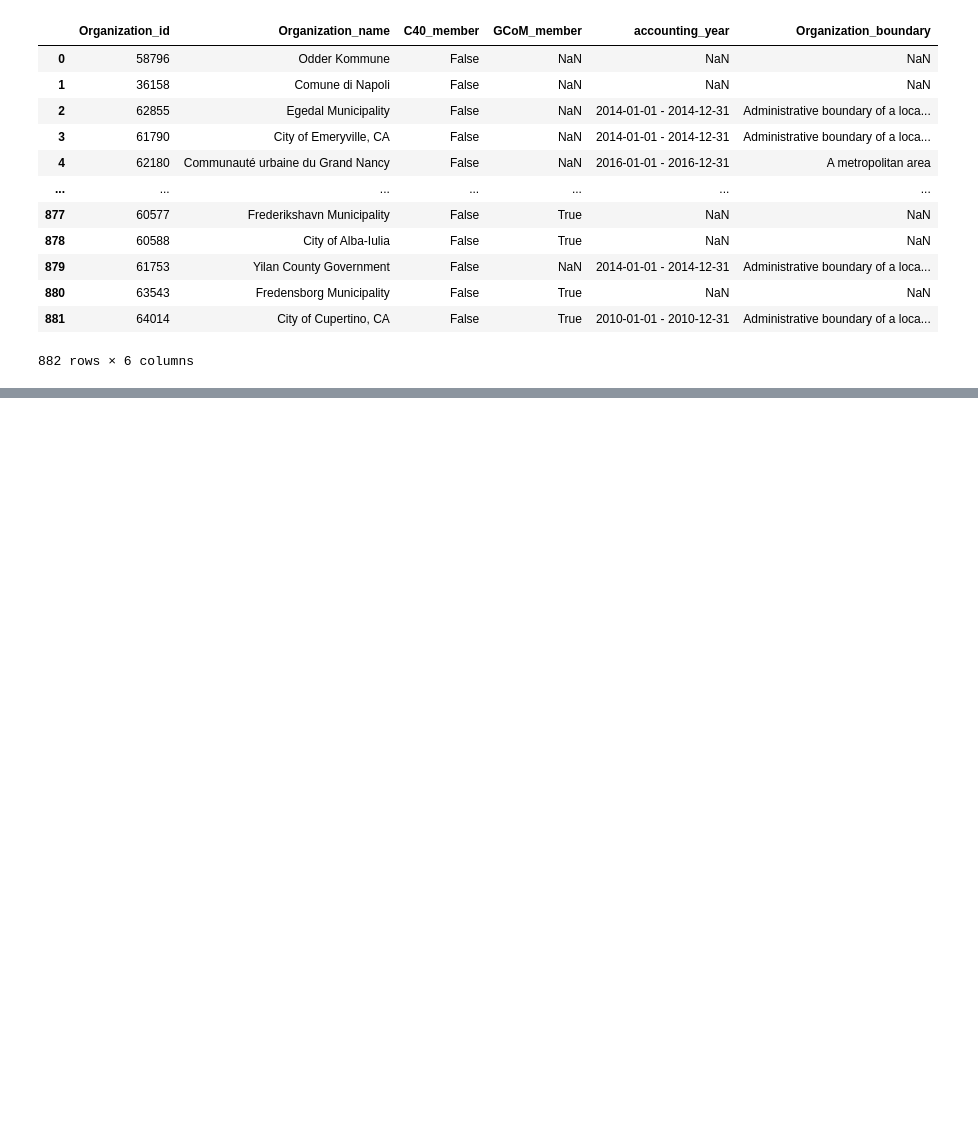
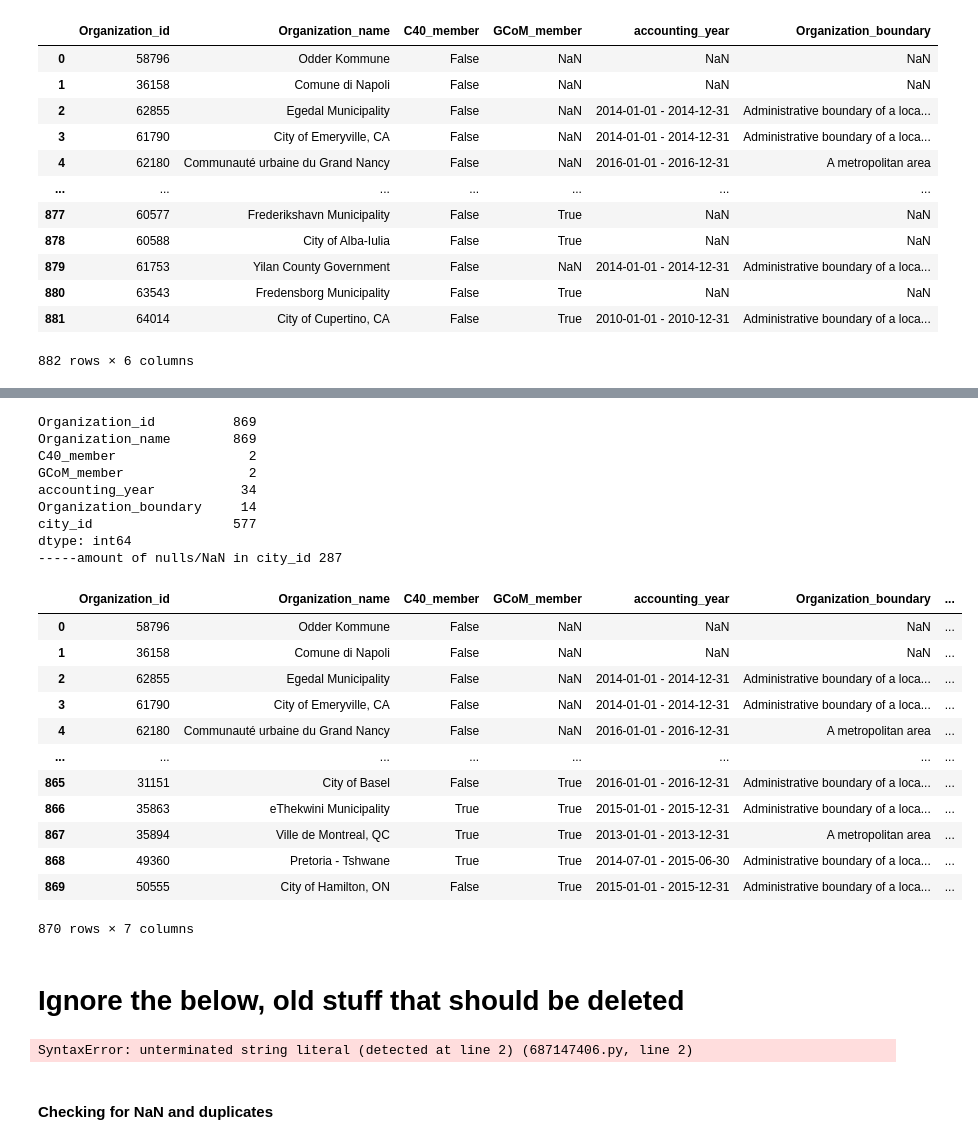
Before and after one commit to Gruppe-H/DB_assignment1, a Jupyter notebook: Dataset_Org_table.ipynb, the cells around one changed output, grey strips where cells are left out. Saved outputs shown, nothing was run; the diff lists cells and outputs as text; code cells hidden in the pictures; blank space fills up the shorter version.

```diff
--- a/Dataset_Org_table.ipynb
+++ b/Dataset_Org_table.ipynb
@@ -563,0 +836,14 @@ final_org_df
+# %%
+dupes_org_id_with_both = dupes_org_id_with_both.sort_values(by='Organization_id', ascending=True)
+
+# dupes_org_id_with_both.to_csv('DBassign1/city_id_dupes.csv', sep=';', index=False)
+# %%
+# now removing those from org_no_and_city_id_unique that appears in dupes_org_id_with_both
+
+# Get the Organization_id values to exclude
+org_ids_to_exclude = dupes_org_id_with_both['Organization_id'].unique()
+
+# Filter org_no_and_city_id_unique to exclude those Organization_id values
+filtered_org_no_and_city_id_df = org_no_and_city_id_unique[~org_no_and_city_id_unique['Organization_id'].isin(org_ids_to_exclude)]
+
+filtered_org_no_and_city_id_df
@@ -563,0 +866,8 @@ final_org_df
+# %%
+# DF for cities
+df_cities_no_dupes = pd.read_csv('DBassign1/cities_no_dupes.csv')
+
+print(df_cities_no_dupes.nunique())
+df_cities_no_dupes
+
+## 198 unique org id, which is also the case for dupes_org_id_with_both
@@ -563,0 +897,9 @@ final_org_df
+# %%
+# now, with df_cities_no_dupes and filtered_org_no_and_city_id_df
+# just need to take org_no from my org_table, look it up in the 2 dfs, and then add city_id
+combined_city_org = pd.concat([
+    df_cities_no_dupes[[org_no, 'city_id']],
+    filtered_org_no_and_city_id_df[[org_no, 'city_id']],
+])
+
+combined_city_org
@@ -563,0 +920,33 @@ final_org_df
+# %%
+# Perform a left merge to keep all rows from final_cleaned_df and only add matching 'city_id' from combined_city_org
+final_cleaned_df_with_city_id = pd.merge(final_cleaned_df,
+                                         combined_city_org[['Organization_id', 'city_id']],
+                                         on='Organization_id',
+                                         how='left')
+
+print(final_cleaned_df_with_city_id.nunique())
+print(f"-----amount of nulls/NaN in city_id {final_cleaned_df_with_city_id['city_id'].isna().sum()}")
+final_cleaned_df_with_city_id
+# %% [output]
+Organization_id          869
+Organization_name        869
+C40_member                 2
+GCoM_member                2
+accounting_year           34
+Organization_boundary     14
+city_id                  577
+dtype: int64
+-----amount of nulls/NaN in city_id 287
+|  | Organization_id | Organization_name | C40_member | GCoM_member | accounting_year | Organization_boundary | ... |
+| 0 | 58796 | Odder Kommune | False | NaN | NaN | NaN | ... |
+| 1 | 36158 | Comune di Napoli | False | NaN | NaN | NaN | ... |
+| 2 | 62855 | Egedal Municipality | False | NaN | 2014-01-01 - 2014-12-31 | Administrative boundary of a loca... | ... |
+| 3 | 61790 | City of Emeryville, CA | False | NaN | 2014-01-01 - 2014-12-31 | Administrative boundary of a loca... | ... |
+| 4 | 62180 | Communauté urbaine du Grand Nancy | False | NaN | 2016-01-01 - 2016-12-31 | A metropolitan area | ... |
+| ... | ... | ... | ... | ... | ... | ... | ... |
+| 865 | 31151 | City of Basel | False | True | 2016-01-01 - 2016-12-31 | Administrative boundary of a loca... | ... |
+| 866 | 35863 | eThekwini Municipality | True | True | 2015-01-01 - 2015-12-31 | Administrative boundary of a loca... | ... |
+| 867 | 35894 | Ville de Montreal, QC | True | True | 2013-01-01 - 2013-12-31 | A metropolitan area | ... |
+| 868 | 49360 | Pretoria - Tshwane | True | True | 2014-07-01 - 2015-06-30 | Administrative boundary of a loca... | ... |
+| 869 | 50555 | City of Hamilton, ON | False | True | 2015-01-01 - 2015-12-31 | Administrative boundary of a loca... | ... |
+870 rows × 7 columns
@@ -563,0 +956,7 @@ final_org_df
+# %% [markdown]
+# Ignore the below, old stuff that should be deleted
+# %%
+# intentional code that fails to stop run all to run below
+final_cleaned_df_with_city_id.to_csv('DBassign1/or)
+# %% [output]
+SyntaxError: unterminated string literal (detected at line 2) (687147406.py, line 2)
@@ -563,0 +977,2 @@ final_org_df
+# %% [markdown]
+#### Checking for NaN and duplicates
```
Also changed, not shown: parts of 59 cells of this notebook, 3 other files.
